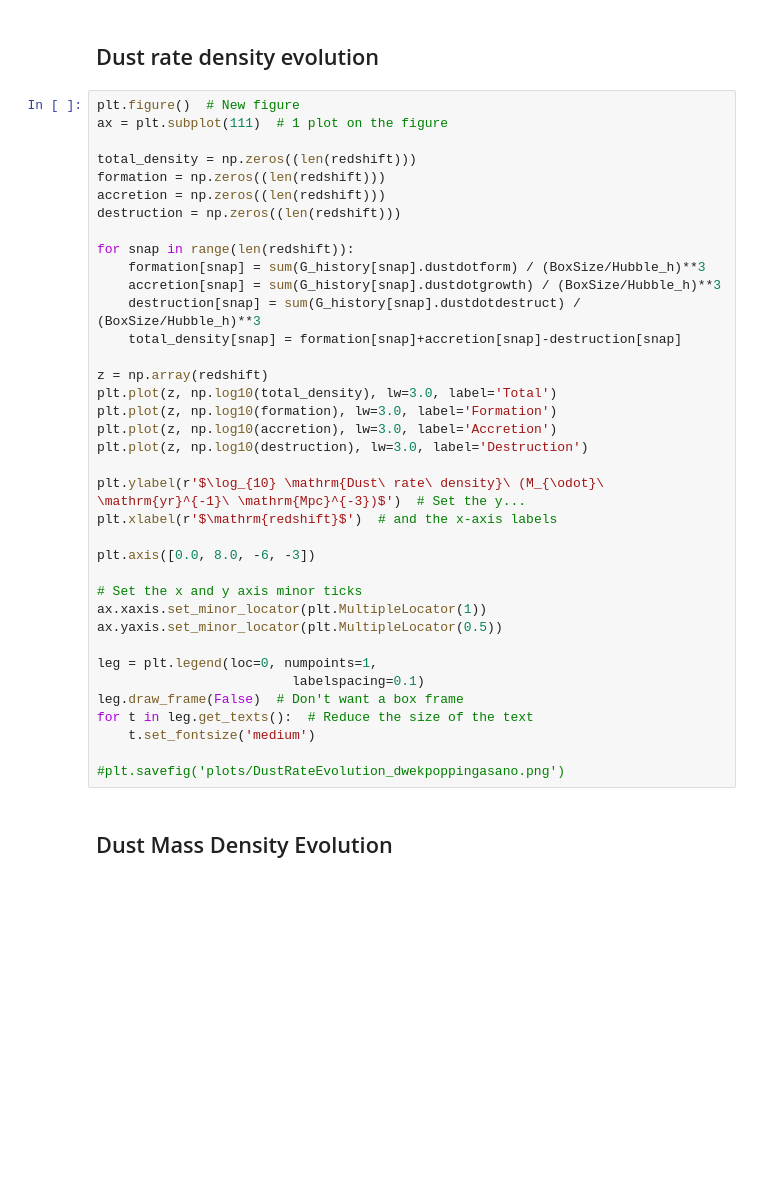
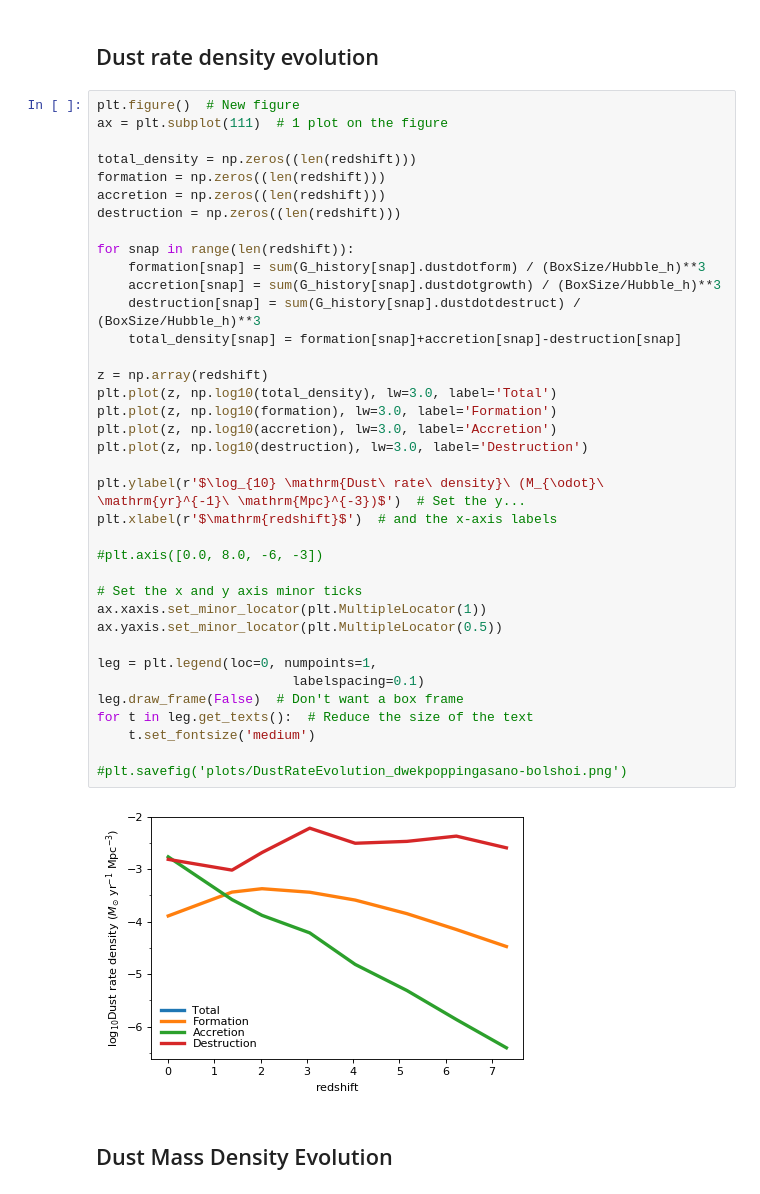
Before and after one commit to darrencroton/sage, a Jupyter notebook: analysis/allresults-new.ipynb, the cells around one changed output. Cells and saved outputs as stored; diff of their text form; blank space fills up the shorter version.

```diff
--- a/analysis/allresults-new.ipynb
+++ b/analysis/allresults-new.ipynb
@@ -1471,35 +1485,37 @@ total_density = np.zeros((len(redshift)))
 formation = np.zeros((len(redshift)))
 accretion = np.zeros((len(redshift)))
 destruction = np.zeros((len(redshift)))
 
 for snap in range(len(redshift)):
     formation[snap] = sum(G_history[snap].dustdotform) / (BoxSize/Hubble_h)**3
     accretion[snap] = sum(G_history[snap].dustdotgrowth) / (BoxSize/Hubble_h)**3
     destruction[snap] = sum(G_history[snap].dustdotdestruct) / (BoxSize/Hubble_h)**3
     total_density[snap] = formation[snap]+accretion[snap]-destruction[snap]
 
 z = np.array(redshift)
 plt.plot(z, np.log10(total_density), lw=3.0, label='Total')
 plt.plot(z, np.log10(formation), lw=3.0, label='Formation')
 plt.plot(z, np.log10(accretion), lw=3.0, label='Accretion')
 plt.plot(z, np.log10(destruction), lw=3.0, label='Destruction')
 
 plt.ylabel(r'$\log_{10} \mathrm{Dust\ rate\ density}\ (M_{\odot}\ \mathrm{yr}^{-1}\ \mathrm{Mpc}^{-3})$')  # Set the y...
 plt.xlabel(r'$\mathrm{redshift}$')  # and the x-axis labels
 
-plt.axis([0.0, 8.0, -6, -3])
+#plt.axis([0.0, 8.0, -6, -3])
 
 # Set the x and y axis minor ticks
 ax.xaxis.set_minor_locator(plt.MultipleLocator(1))
 ax.yaxis.set_minor_locator(plt.MultipleLocator(0.5))
 
 leg = plt.legend(loc=0, numpoints=1,
                          labelspacing=0.1)
 leg.draw_frame(False)  # Don't want a box frame
 for t in leg.get_texts():  # Reduce the size of the text
     t.set_fontsize('medium')
 
-#plt.savefig('plots/DustRateEvolution_dwekpoppingasano.png')
+#plt.savefig('plots/DustRateEvolution_dwekpoppingasano-bolshoi.png')
+# %% [output]
+[figure, added]
 # %% [markdown]
 ## Dust Mass Density Evolution
 # %%
```
Also changed, not shown: parts of 15 cells of this notebook, 1 other file.
